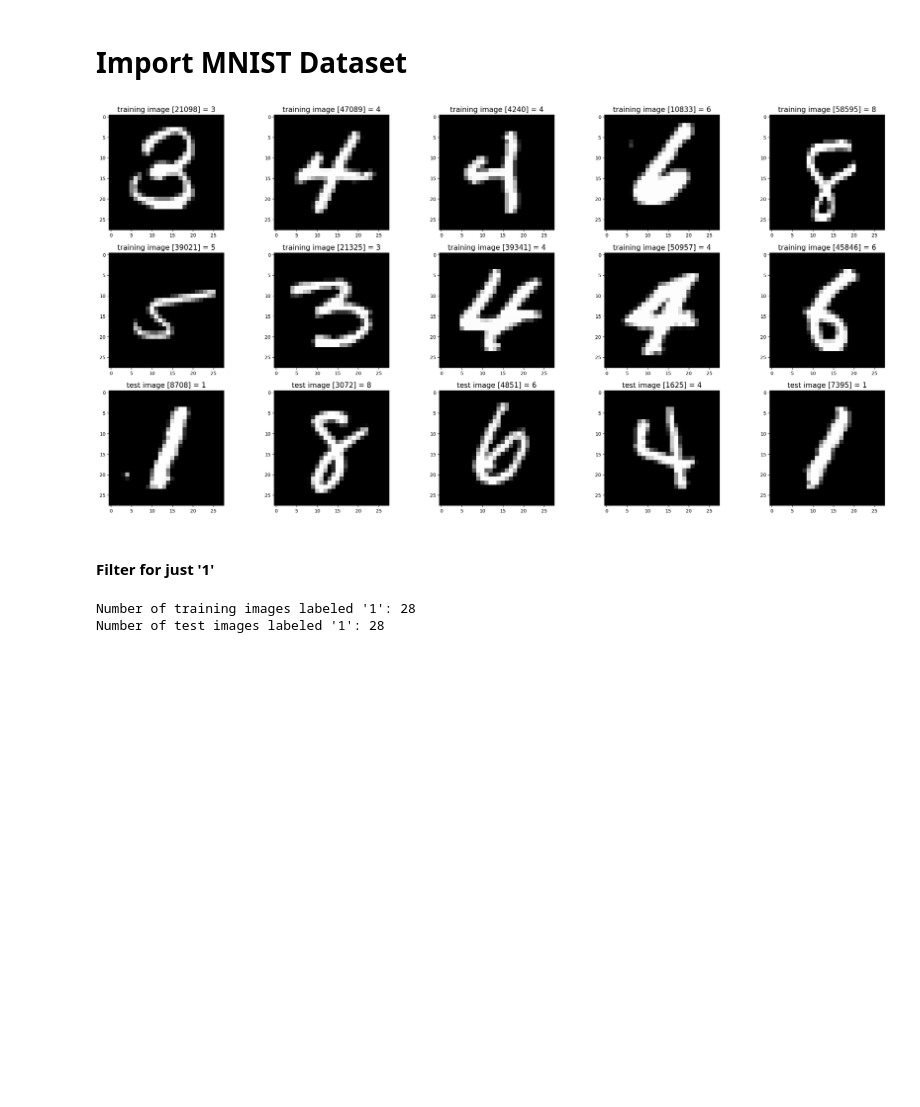
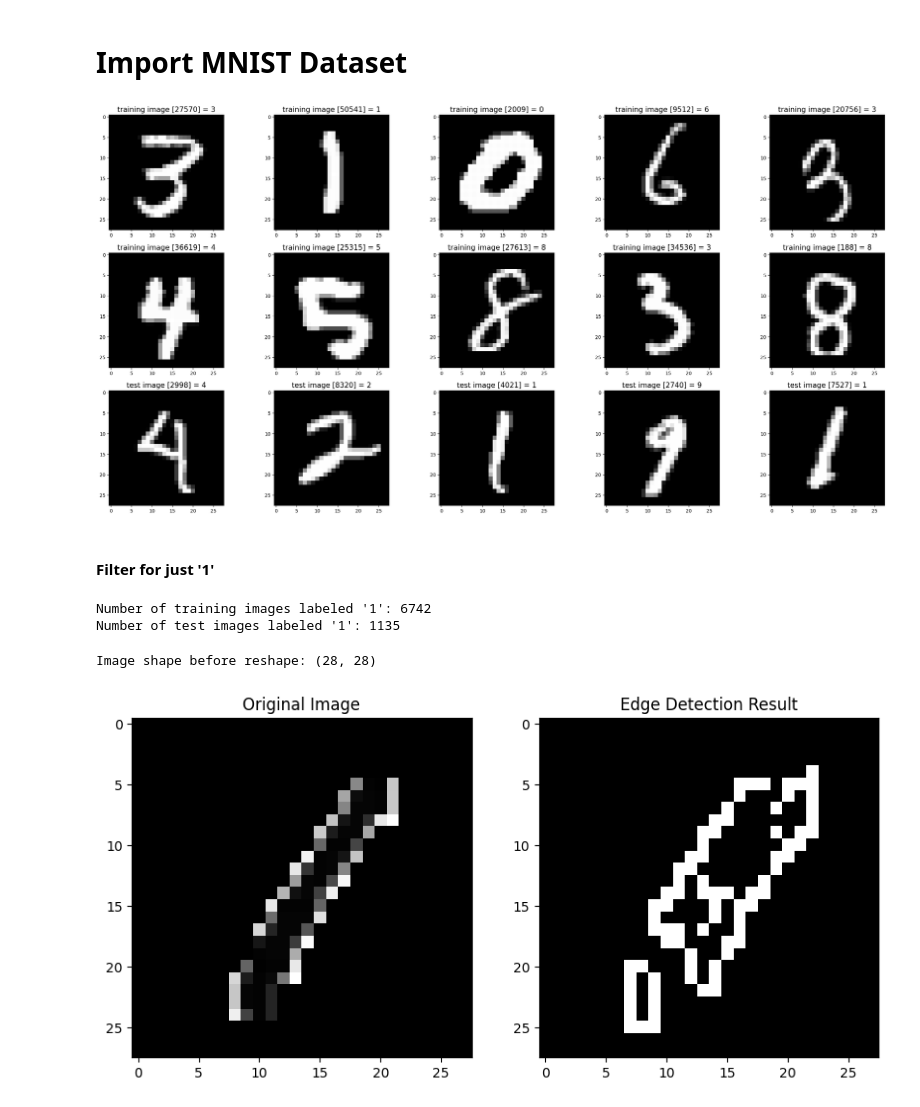
Before and after one commit to Alex-Alti/MNIST_NURBS_Fitting, a Jupyter notebook: Image_to_Curve.ipynb, the cells around one changed output. Cells and saved outputs as stored; diff of their text form; code cells hidden in the pictures; blank space fills up the shorter version.

```diff
--- a/Image_to_Curve.ipynb
+++ b/Image_to_Curve.ipynb
@@ -49,7 +49,14 @@ class MnistDataloader(object):
     def load_data(self):
         x_train, y_train = self.read_images_labels(self.training_images_filepath, self.training_labels_filepath)
         x_test, y_test = self.read_images_labels(self.test_images_filepath, self.test_labels_filepath)
-        return (x_train, y_train),(x_test, y_test)
+
+        # Convert lists to NumPy arrays
+        x_train = np.array(x_train)
+        y_train = np.array(y_train)
+        x_test = np.array(x_test)
+        y_test = np.array(y_test)
+
+        return (x_train, y_train), (x_test, y_test)
 # %%
 # Set file paths based on added MNIST Datasets
 
@@ -95,11 +102,10 @@ for i in range(0, 5):
 
 show_images(images_2_show, titles_2_show)
 # %% [output]
-[figure, old version]
+[figure, new version]
 # %% [markdown]
 #### Filter for just '1'
 # %%
-# Filter training and test sets for images and labels corresponding to the digit '1'
 x_train_1 = x_train[y_train == 1]
 y_train_1 = y_train[y_train == 1]
 
@@ -109,5 +115,44 @@ y_test_1 = y_test[y_test == 1]
 print(f"Number of training images labeled '1': {len(x_train_1)}")
 print(f"Number of test images labeled '1': {len(x_test_1)}")
 # %% [output]
-Number of training images labeled '1': 28
-Number of test images labeled '1': 28
+Number of training images labeled '1': 6742
+Number of test images labeled '1': 1135
+# %%
+import cv2
+import numpy as np
+import matplotlib.pyplot as plt
+
+# Select one image of digit '1'
+image = x_train_1[0]  # Select first filtered '1' image
+
+print("Image shape before reshape:", image.shape)
+
+
+# Ensure the image has the correct shape (28x28 for MNIST)
+if len(image.shape) != 2:
+    image = image.reshape(28, 28)
+
+# Ensure the image is in uint8 format
+image = (image * 255).astype(np.uint8)
+
+# Apply Gaussian Blur (reduces noise)
+blurred = cv2.GaussianBlur(image, (5, 5), 0)
+
+# Apply Canny Edge Detection
+edges = cv2.Canny(blurred, threshold1=50, threshold2=150)
+
+# Display Original Image and Edge Detected Image
+plt.figure(figsize=(10, 5))
+
+plt.subplot(1, 2, 1)
+plt.imshow(image, cmap='gray')
+plt.title("Original Image")
+
+plt.subplot(1, 2, 2)
+plt.imshow(edges, cmap='gray')
+plt.title("Edge Detection Result")
+
+plt.show()
+# %% [output]
+Image shape before reshape: (28, 28)
+[figure, added]
```
Also changed, not shown: parts of 1 cell of this notebook.
